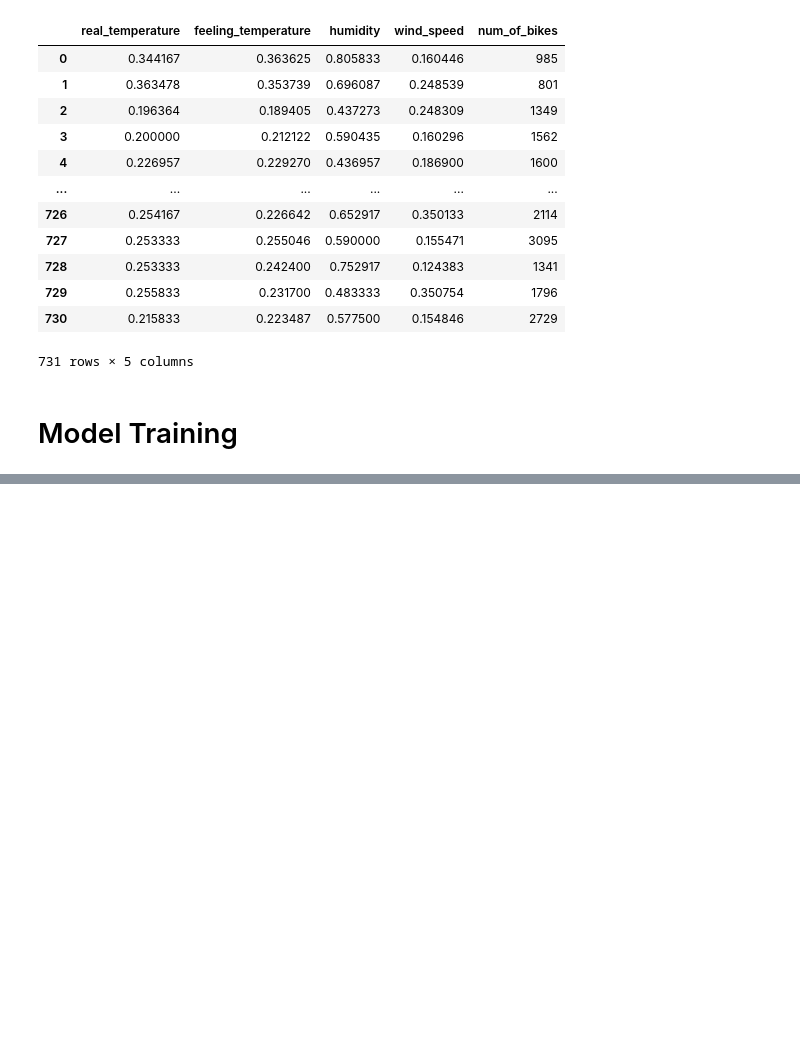
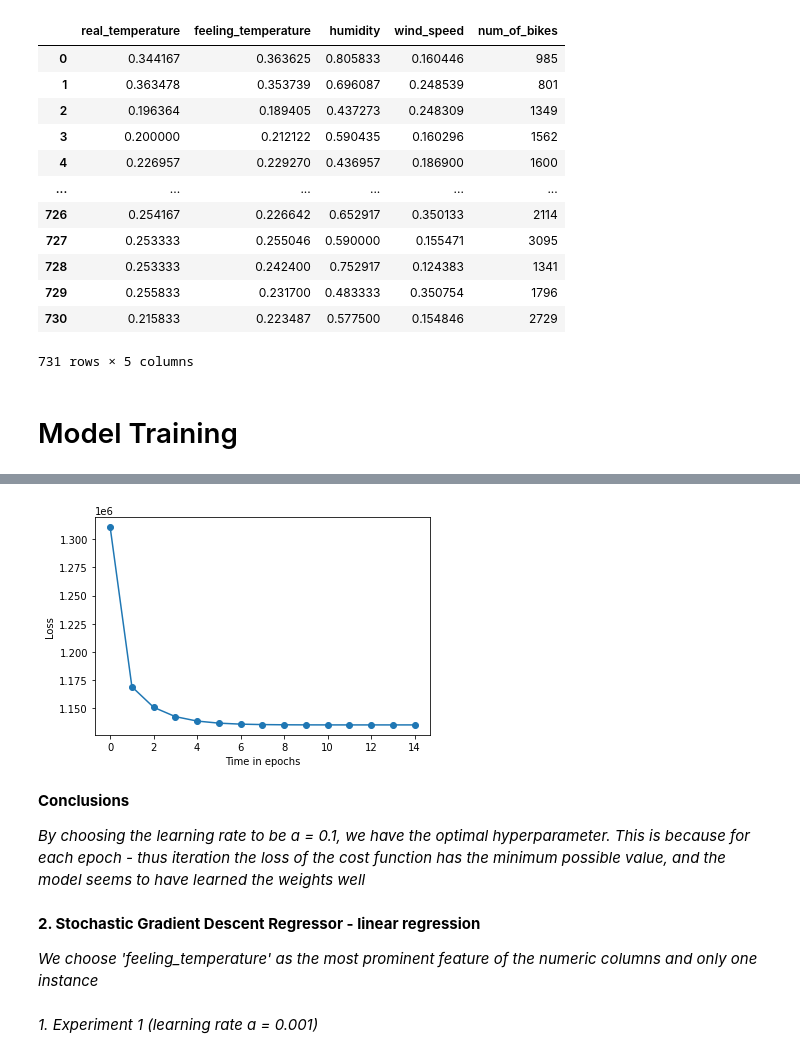
Before and after one commit to constantineKyr/BikeSharingDatasetBasicLinearRegression, a Jupyter notebook: Regression_Linear_Regression.ipynb, the cells around one changed output, grey strips where cells are left out. Saved outputs shown, nothing was run; the diff lists cells and outputs as text; code cells hidden in the pictures; blank space fills up the shorter version.

```diff
--- a/Regression_Linear_Regression.ipynb
+++ b/Regression_Linear_Regression.ipynb
@@ -53,0 +151,25 @@ df
+# %%
+sys.stdout = old_stdout
+loss_history = mystdout.getvalue()
+loss_list = []
+for line in loss_history.split('\n'):
+    if (len(line.split("loss: ")) == 1):
+        continue
+    loss_list.append(float(line.split("loss: ")[-1]))
+# %%
+plt.figure()
+plt.plot(np.arange(len(loss_list)), loss_list)
+plt.scatter(np.arange(len(loss_list)), loss_list)
+plt.xlabel("Time in epochs")
+plt.ylabel("Loss")
+plt.show()
+# %% [output]
+[figure, added]
+# %% [markdown]
+**Conclusions**
+
+*By choosing the learning rate to be a = 0.1, we have the optimal hyperparameter. This is because for each epoch - thus iteration the loss of the cost function has the minimum possible value, and the model seems to have learned the weights well*
+# %% [markdown]
+**2. Stochastic Gradient Descent Regressor - linear regression**
+
+*We choose 'feeling_temperature' as the most prominent feature of the numeric columns and only one instance*
@@ -53,0 +185,2 @@ df
+# %% [markdown]
+*1.   Experiment 1 (learning rate a = 0.001)*
```
Also changed, not shown: parts of 39 cells of this notebook.
